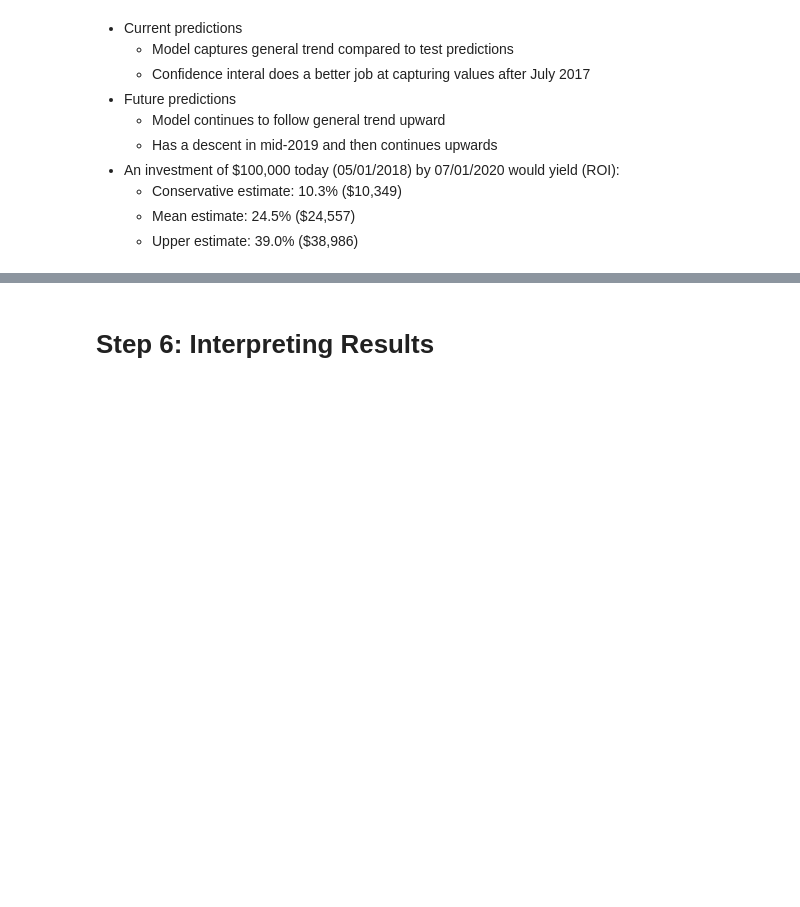
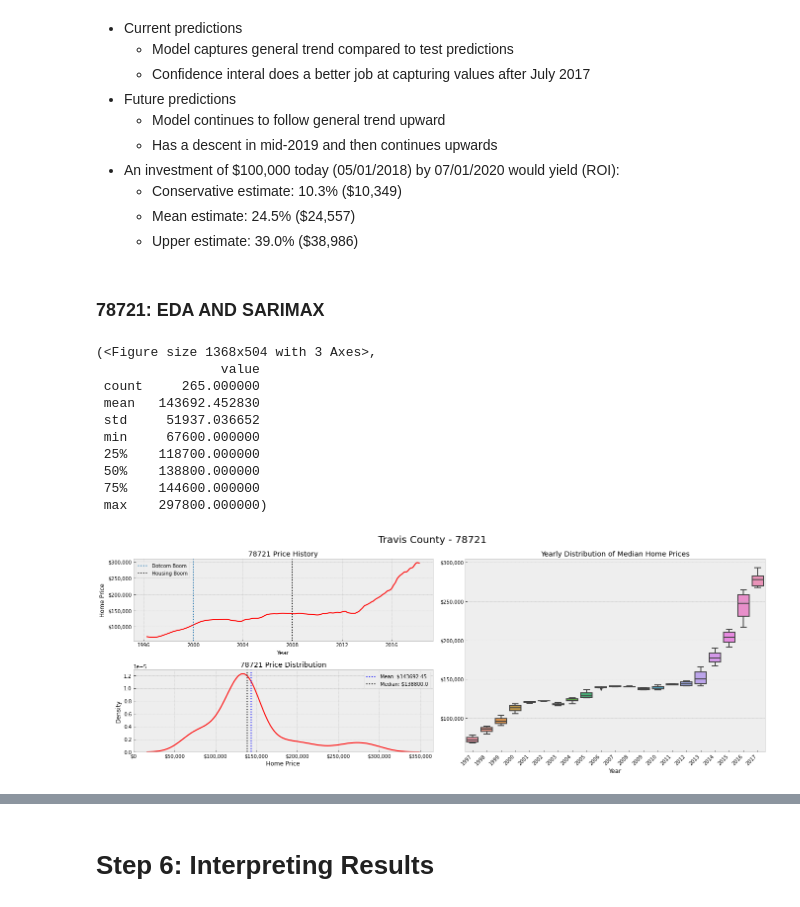
Before and after one commit to kuninethan95/Time_Series_Model, a Jupyter notebook: time-series/starter_notebook.ipynb, the cells around one changed output, grey strips where cells are left out. Drawn from its saved outputs; the diff is of its cells as text; code cells hidden in the pictures; blank space fills up the shorter version.

```diff
--- a/time-series/starter_notebook.ipynb
+++ b/time-series/starter_notebook.ipynb
@@ -504,7 +504,7 @@ with plt.style.context('fivethirtyeight'):
 county_name = ['Travis', 'Bexar', 'Harris', 'El_Paso', 'Collin', 'Denton']
 top_zip_per_county = {}
 for county in county_name:
-    top_zip_per_county[county]=list(all_perc_change_dict['Travis'].index)[:3]
+    top_zip_per_county[county]=list(all_perc_change_dict[county].index)[:3]
 # %%
 top_zip_per_county
 # %% [output]
@@ -1061,3 +1063,23 @@ fig_78758, future_78758, forecast_df_78758 = model_predictions(train_78758, test
     - Conservative estimate: 10.3\% (\$10,349)
     - Mean estimate: 24.5% (\$24,557)
     - Upper estimate: 39.0\% (\$38,986)
+# %% [markdown]
+### 78721: EDA AND SARIMAX
+# %%
+# Create 78721 dataframe
+
+df_78721=create_zip_data(travis_dict_full, 78721)
+# %%
+zip_eda(df_78721, 78721, 'Travis')
+# %% [output]
+(<Figure size 1368x504 with 3 Axes>,
+                value
+ count     265.000000
+ mean   143692.452830
+ std     51937.036652
+ min     67600.000000
+ 25%    118700.000000
+ 50%    138800.000000
+ 75%    144600.000000
+ max    297800.000000)
+[figure, added]
```
Also changed, not shown: parts of 94 cells of this notebook.
